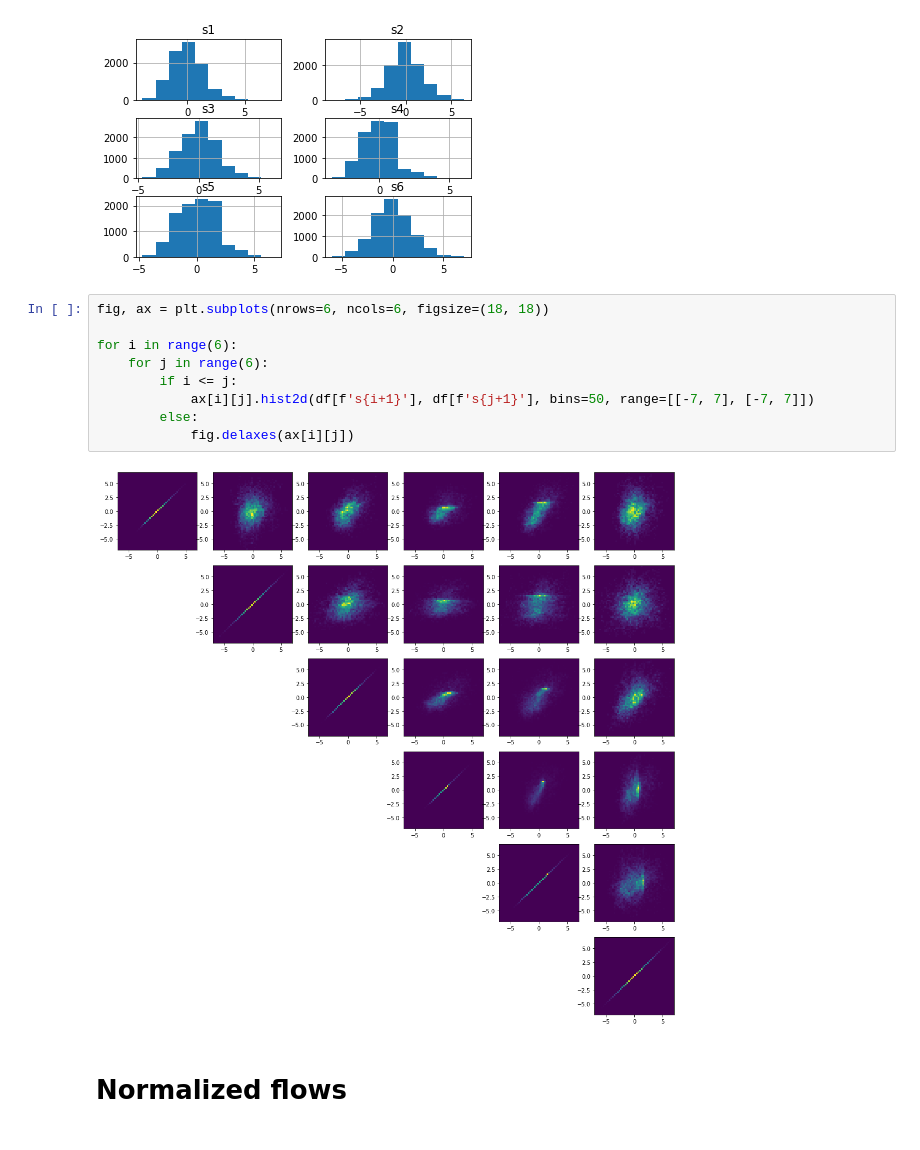
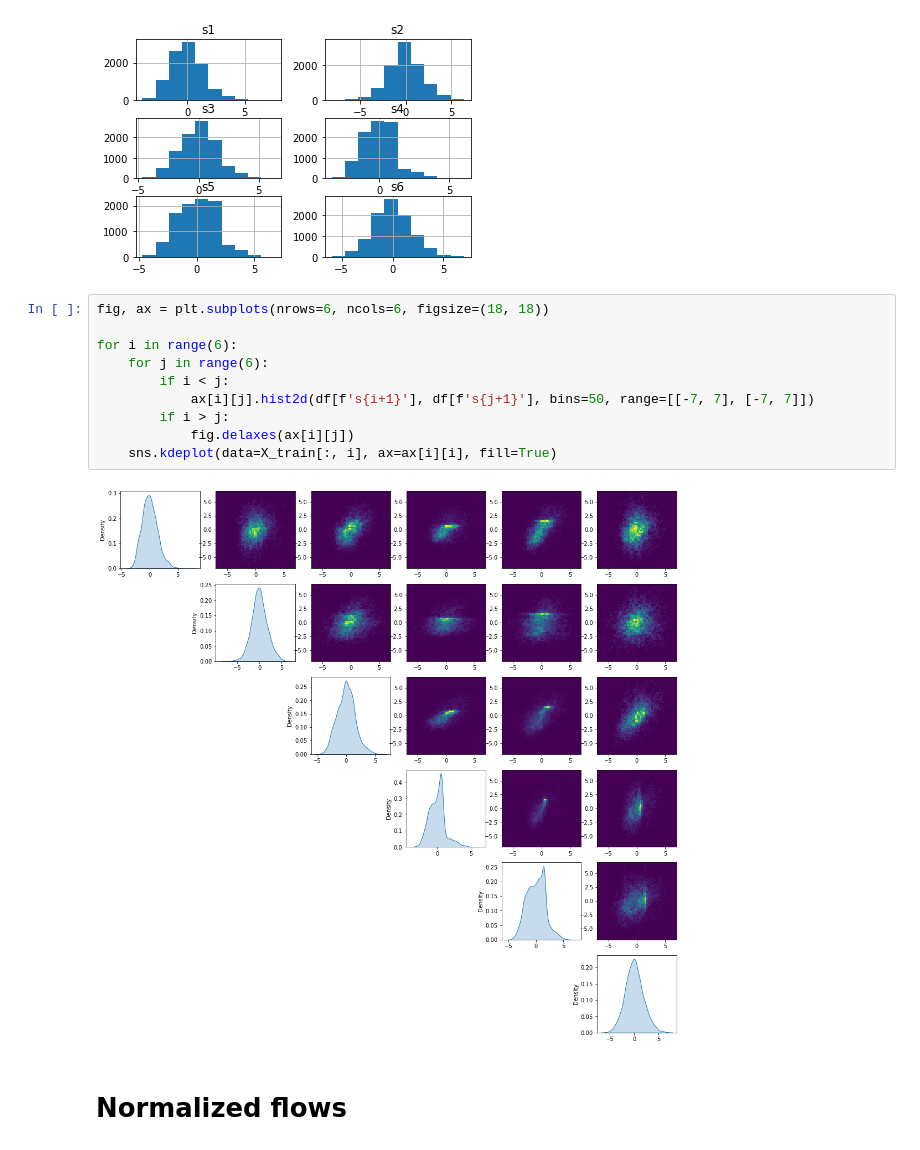
Before and after one commit to saschagaudlitz/Flash, a Jupyter notebook: nflows.ipynb, the cells around one changed output. Cells and saved outputs as stored; diff of their text form.

```diff
--- a/nflows.ipynb
+++ b/nflows.ipynb
@@ -40,14 +40,15 @@ array([[<AxesSubplot:title={'center':'s1'}>,
 # %%
 fig, ax = plt.subplots(nrows=6, ncols=6, figsize=(18, 18))
 
 for i in range(6):
     for j in range(6):
-        if i <= j:
+        if i < j:
             ax[i][j].hist2d(df[f's{i+1}'], df[f's{j+1}'], bins=50, range=[[-7, 7], [-7, 7]])
-        else:
+        if i > j:
             fig.delaxes(ax[i][j])
+    sns.kdeplot(data=X_train[:, i], ax=ax[i][i], fill=True)
 # %% [output]
-[figure, old version]
+[figure, new version]
 # %% [markdown]
 # Normalized flows
 # %%
```
Also changed, not shown: parts of 3 cells of this notebook.
